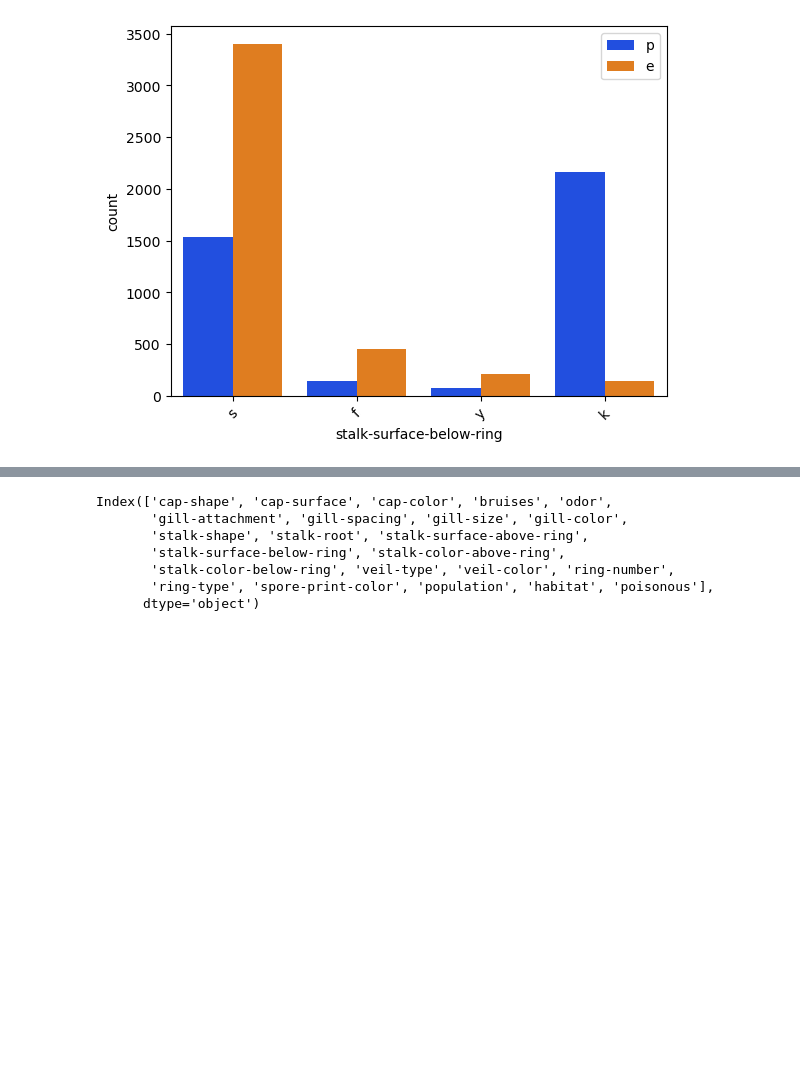
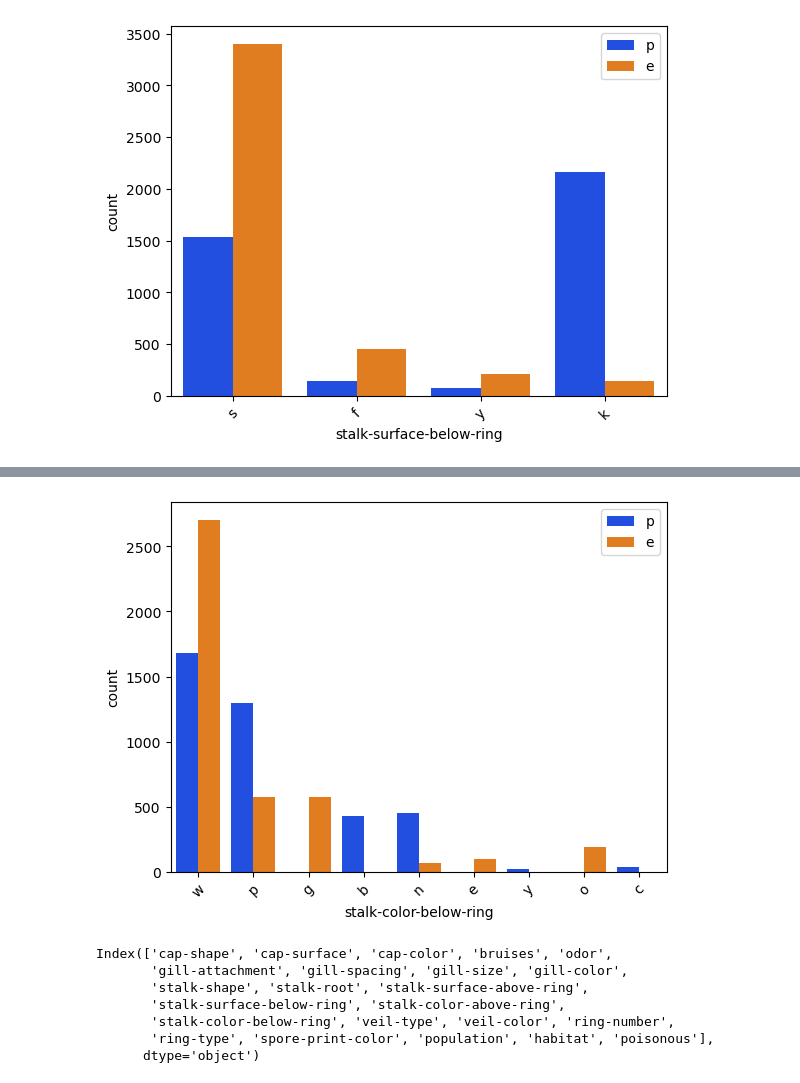
Before and after one commit to dev-ezzy/Big-Data, a Jupyter notebook: index.ipynb, the cells around one changed output, grey strips where cells are left out. Cells and saved outputs as stored; diff of their text form; code cells hidden in the pictures; blank space fills up the shorter version.

```diff
--- a/index.ipynb
+++ b/index.ipynb
@@ -515,3 +519,7 @@ multivariate_xcountplot("stalk-surface-below-ring", concat)
+# %%
+multivariate_xcountplot("stalk-color-below-ring", concat)
+# %% [output]
+[figure, added]
 # %%
 concat.columns
 # %% [output]
```
Also changed, not shown: parts of 1 cell of this notebook.
